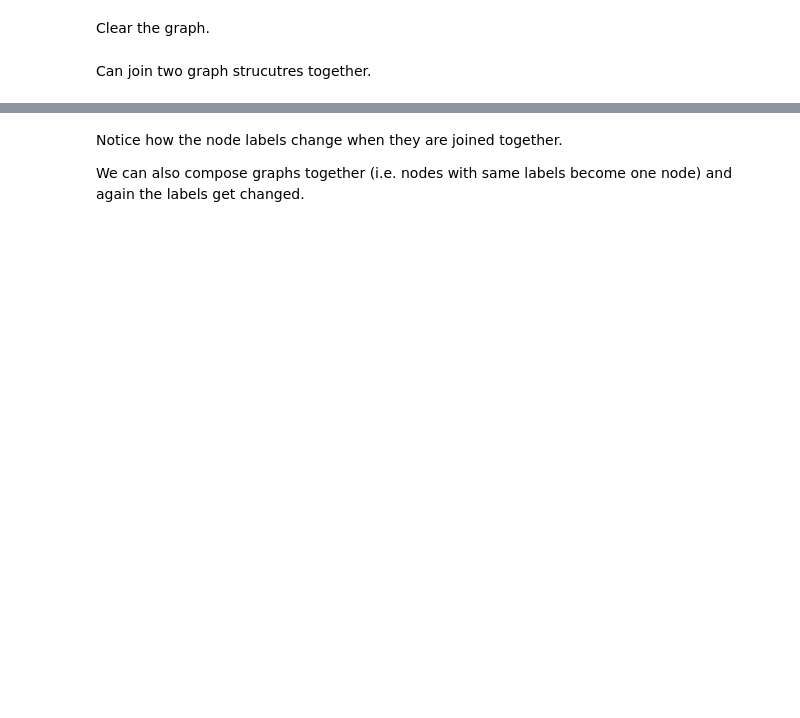
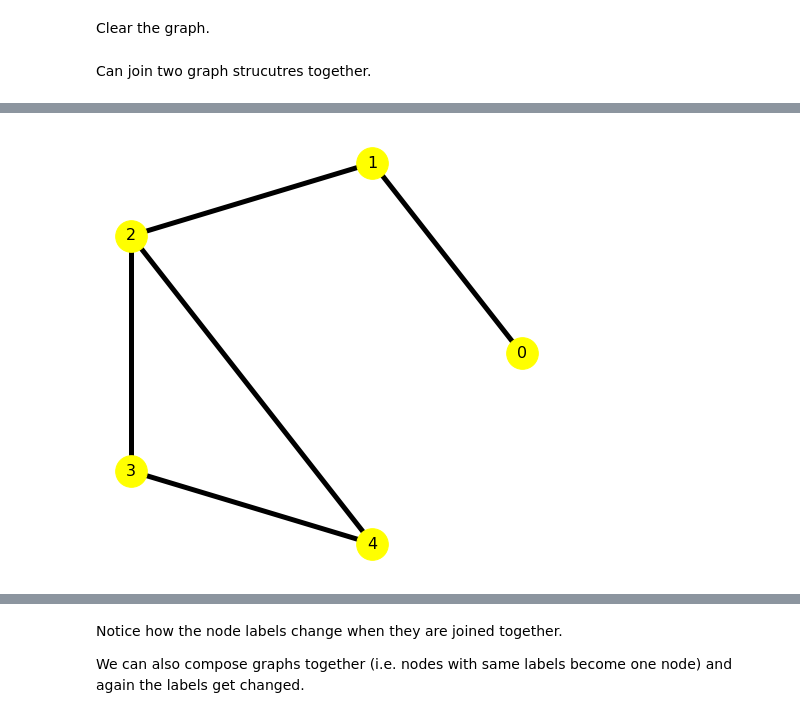
Before and after one commit to kpentland/MA933-2021, a Jupyter notebook: Notebooks/Support Class 6.ipynb, the cells around one changed output, grey strips where cells are left out. Cells and saved outputs as stored; diff of their text form; code cells hidden in the pictures; blank space fills up the shorter version.

```diff
--- a/Notebooks/Support Class 6.ipynb
+++ b/Notebooks/Support Class 6.ipynb
@@ -83,10 +101,12 @@ plt.axis('off');
 # %%
 G2 = nx.Graph([(0,1),(1,2),(2,3), (3,4), (2,4)])
 
-plt.figure(figsize = (12,12))
+plt.figure(figsize = (8,8))
 pos=nx.circular_layout(G2)
 nx.draw_networkx(G2, pos = pos, with_labels = True, node_color = 'yellow',node_size=1000, font_size=16, width=5)
 plt.axis('off');
+# %% [output]
+[figure, added]
 # %%
 G3 = nx.disjoint_union(G1,G2)
 
```
Also changed, not shown: parts of 57 cells of this notebook.
